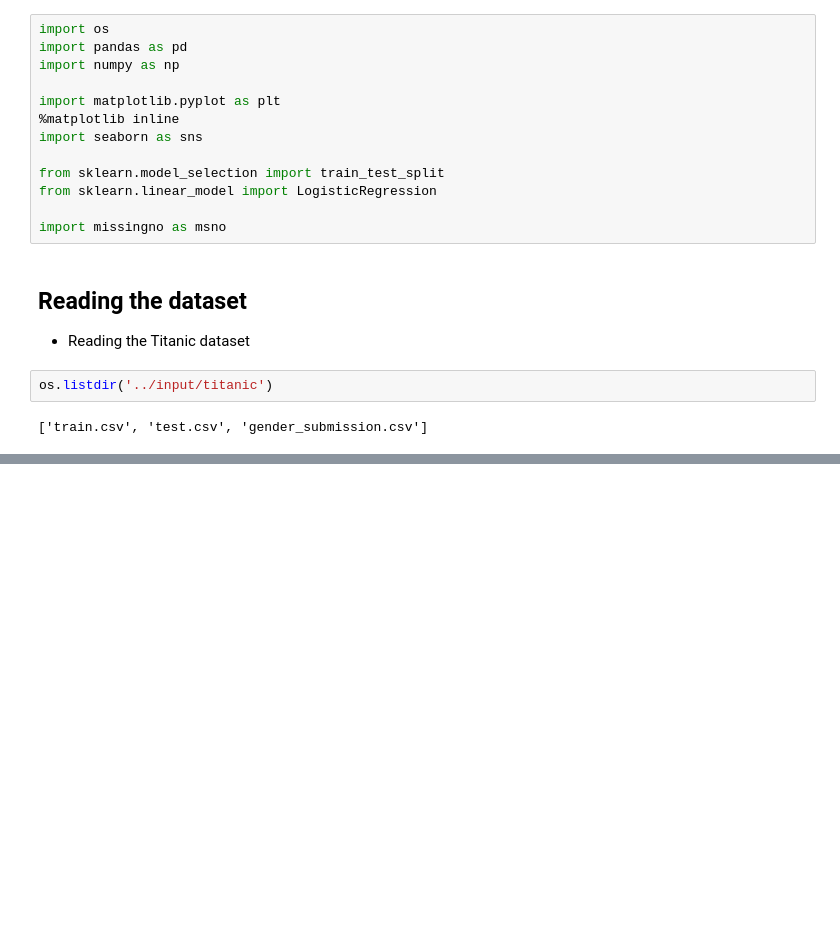
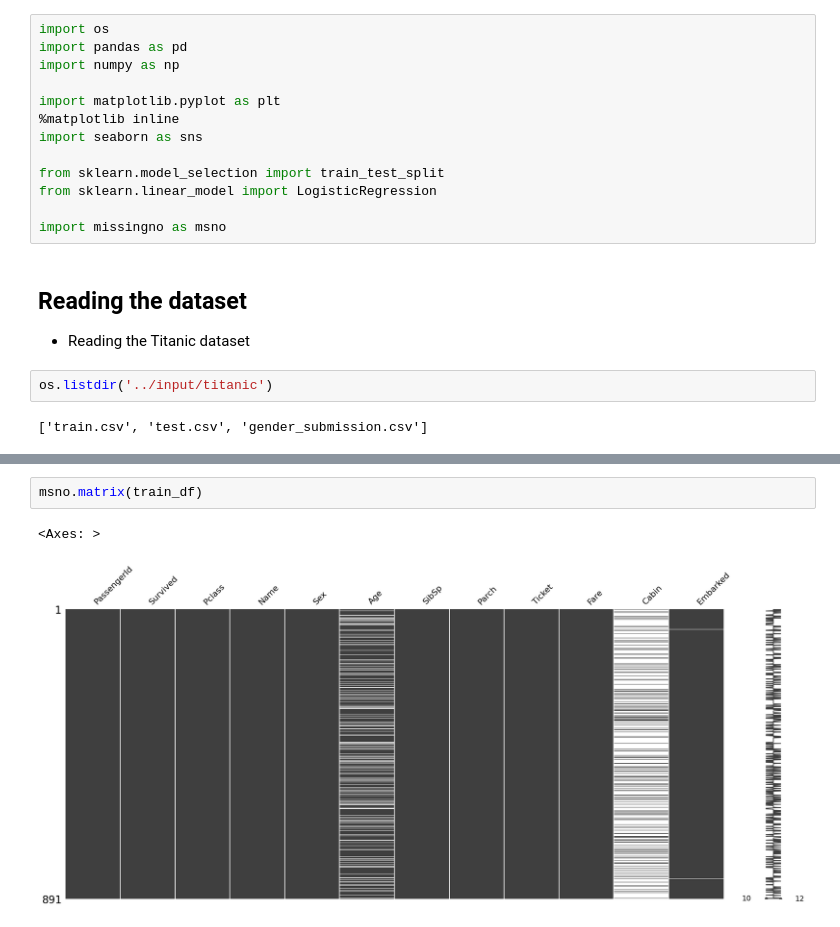
Before and after one commit to bhargav-borah/forked-practice-notebooks, a Jupyter notebook: a-guide-to-handling-missing-values-in-python/handling-missing-values.ipynb, the cells around one changed output, grey strips where cells are left out. Cells and saved outputs as stored; diff of their text form; blank space fills up the shorter version.

```diff
--- a/a-guide-to-handling-missing-values-in-python/handling-missing-values.ipynb
+++ b/a-guide-to-handling-missing-values-in-python/handling-missing-values.ipynb
@@ -58,0 +140,5 @@ Testing data shape: (418, 11)
+# %%
+msno.matrix(train_df)
+# %% [output]
+<Axes: >
+[figure, added]
```
Also changed, not shown: parts of 14 cells of this notebook.
